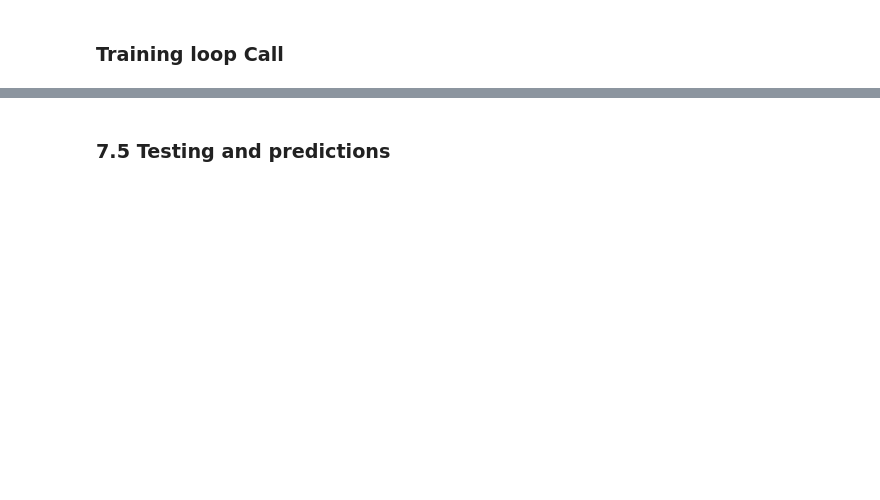
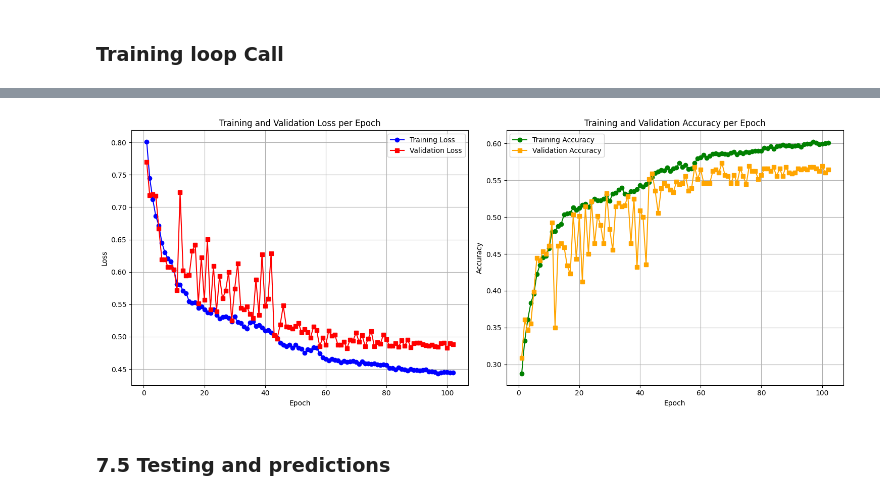
Before and after one commit to SandriLeonardo/DeepLearningChallenge, a Jupyter notebook: baselinedeep.ipynb, the cells around one changed output, grey strips where cells are left out. Drawn from its saved outputs; the diff is of its cells as text; code cells hidden in the pictures; blank space fills up the shorter version.

```diff
--- a/baselinedeep.ipynb
+++ b/baselinedeep.ipynb
@@ -94,6 +95,9 @@ def train(data_loader, model, optimizer, criterion, device, save_checkpoints, ch
 
         loss = criterion(output, data.y)
         loss.backward()
+
+        # Numerical stability addition
+        torch.nn.utils.clip_grad_norm_(model.parameters(), max_norm=1.0)
         optimizer.step()
 
         # Step OneCycleLR scheduler after each batch
@@ -393,6 +360,9 @@ class GeneralizedCrossEntropyLoss(torch.nn.Module):
         # However, 0^q is 0 for q > 0, so it should be fine.
         # For extra safety: target_probs = target_probs.clamp(min=1e-8)
 
+        # Add numerical stability
+        target_probs = target_probs.clamp(min=1e-7, max=1-1e-7)
+
         # GCE loss: (1 - p_t^q) / q
         loss = (1 - (target_probs ** self.q)) / self.q
         return loss.mean()
@@ -626,12 +596,16 @@ print("\n" + "="*40)
 print("TRAINING")
 print("="*40)
 
-best_val_accuracy = 0.0
+best_val_metric = 0.0
+metric_name = args.best_model_criteria.upper()
+print(f"Using {metric_name} as best model criteria")
+
 train_losses = []
 train_accuracies = []
 val_losses = []
 val_accuracies = []
-learning_rates = []  # Track learning rates
+learning_rates = []
+true_labels = []
 
 # Early stopping variables
 if args.early_stopping:
@@ -665,16 +639,23 @@ for epoch in range(args.epochs):
         args=args
     )
 
-    # Validation
-    val_loss, val_acc = evaluate(val_loader, model, criterion, device, calculate_accuracy=True)
+    # Validation with F1 scores
+    val_loss, val_acc, val_f1 = evaluate(
+            val_loader, model, criterion, device, calculate_accuracy=True
+    )
+
+    # Select metric based on criteria
+    current_metric = val_f1 if args.best_model_criteria == 'f1' else val_acc
 
     # Log results
     print(f"Train Loss: {train_loss:.4f}, Train Acc: {train_acc:.4f}")
     print(f"Val Loss: {val_loss:.4f}, Val Acc: {val_acc:.4f}")
     print(f"Learning Rate: {current_lr:.2e}")
+    print(f"Val F1: {val_f1:.4f}")
 
     logging.info(f"Epoch {epoch + 1}: Train Loss={train_loss:.4f}, Train Acc={train_acc:.4f}, "
-                f"Val Loss={val_loss:.4f}, Val Acc={val_acc:.4f}, LR={current_lr:.2e}")
+                f"Val Loss={val_loss:.4f}, Val Acc={val_acc:.4f}, LR={current_lr:.2e}, "
+                f"F1={val_f1:.4f}")
 
     # Store metrics
     train_losses.append(train_loss)
@@ -682,11 +663,12 @@ for epoch in range(args.epochs):
     val_losses.append(val_loss)
     val_accuracies.append(val_acc)
 
-    # Save best model
-    if val_acc > best_val_accuracy:
-        best_val_accuracy = val_acc
+    # Save best model based on chosen criteria
+    if current_metric > best_val_metric:
+        best_val_metric = current_metric
         torch.save(model.state_dict(), best_model_path)
-        print(f"★ New best model saved! Val Acc: {val_acc:.4f}")
+        print(f"★ New best {metric_name}! {metric_name}: {current_metric:.4f} "
+                f"(Acc: {val_acc:.4f}, F1: {val_f1:.4f})")
 
         # Reset early stopping counter
         if args.early_stopping:
@@ -701,7 +683,7 @@ for epoch in range(args.epochs):
             # Check if we should stop early
             if epochs_without_improvement >= args.patience:
                 print(f"\nEarly stopping triggered! No improvement for {args.patience} epochs.")
-                print(f"Best validation accuracy: {best_val_accuracy:.4f}")
+                print(f"Best {metric_name}: {best_val_metric:.4f}")
                 break
 
     # Learning rate scheduler step
@@ -722,7 +704,7 @@ for epoch in range(args.epochs):
         if new_lr != current_lr:
             print(f"Learning rate changed: {current_lr:.2e} → {new_lr:.2e}")
 
-print(f"\nBest validation accuracy: {best_val_accuracy:.4f}")
+    print(f"\nBest {metric_name}: {best_val_metric:.4f}")
 # %% [output]
 ========================================
 TRAINING
@@ -812,6 +839,8 @@ Epoch 12/200
 # %%
 # Plot training progress
-plot_training_progress(train_losses, train_accuracies, val_losses, val_accuracies, learning_rates, logs_dir)
+plot_training_progress(train_losses, train_accuracies, val_losses, val_accuracies, logs_dir)
+# %% [output]
+[figure, added]
 # %% [markdown]
 ### 7.5 Testing and predictions
 # %%
```
Also changed, not shown: parts of 12 cells of this notebook.
